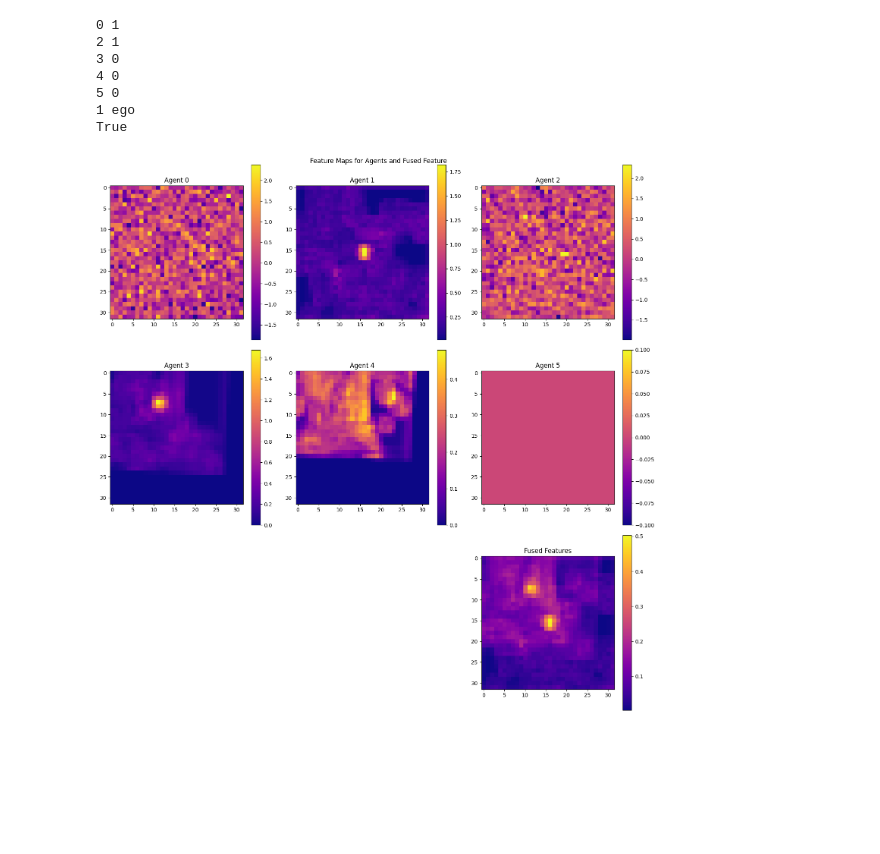
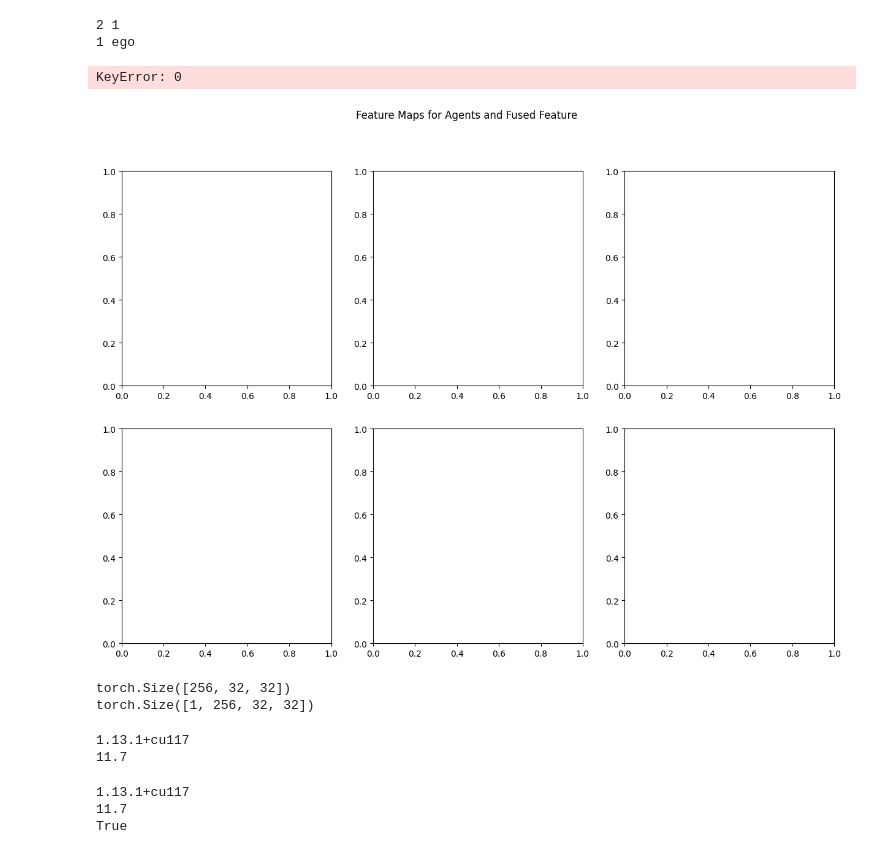
Before and after one commit to dl-m9/ROBOSAC, a Jupyter notebook: debug.ipynb, the cells around one changed output. Cells and saved outputs as stored; diff of their text form; code cells hidden in the pictures; blank space fills up the shorter version.

```diff
--- a/debug.ipynb
+++ b/debug.ipynb
@@ -14,7 +14,7 @@ import matplotlib.pyplot as plt
 import torch
 
 
-with open('/data2/user2/senkang/CP-GuardBench/CP-GuardBench_RawData/generated/5_0.pkl', 'rb') as f:
+with open('/data2/user2/senkang/CP-GuardBench/CP-GuardBench_RawData/generated/92_0.pkl', 'rb') as f:
     data = pickle.load(f)
 
 
@@ -40,7 +40,8 @@ if show_feature_map:
     plt.title('Summed Features')
     plt.show()
 else:
-    feature_map=data[0][0]
+    print(len(data))
+    feature_map=data[1][0]
     plt.imshow(feature_map.mean(dim=0).cpu().numpy(), cmap='plasma')
     plt.colorbar()
     plt.title('Features')
@@ -100,7 +104,7 @@ import matplotlib.pyplot as plt
 import torch
 
 
-with open('/data2/user2/senkang/CP-GuardBench/CP-GuardBench_RawData/generated/8_22.pkl', 'rb') as f:
+with open('/data2/user2/senkang/CP-GuardBench/CP-GuardBench_RawData/generated/0_1.pkl', 'rb') as f:
     data = pickle.load(f)
 
 # 计算融合的feature map
@@ -111,7 +115,7 @@ for k, v in data.items():
     fused_feature += v[0]
 fused_feature /= len(data) - 1  # Subtract 1 to account for the ego agent
 
-print(torch.equal(data[5][0], torch.zeros(256, 32,32).to('cuda')))
+# print(torch.equal(data[5][0], torch.zeros(256, 32,32).to('cuda')))
 
 
 # 计算需要的行数和列数
@@ -122,36 +126,58 @@ num_rows = (num_agents + 1) // num_cols + 1  # +1 为融合特征图预留空间
 # 创建子图布局
 fig, axs = plt.subplots(num_rows, num_cols, figsize=(15, 5*num_rows))
 fig.suptitle('Feature Maps for Agents and Fused Feature')
 
 # 显示每个agent的feature map
 for i in range(num_agents):
     row = i // num_cols
     col = i % num_cols
     feature_map = data[i][0]
     im = axs[row, col].imshow(feature_map.mean(dim=0).cpu().numpy(), cmap='plasma')
     axs[row, col].set_title(f'Agent {i}')
     fig.colorbar(im, ax=axs[row, col])
 
 # 显示融合的feature map
 fused_features = fused_feature.mean(dim=0)
 im = axs[-1, -1].imshow(fused_features.cpu().numpy(), cmap='plasma')
 axs[-1, -1].set_title('Fused Features')
 fig.colorbar(im, ax=axs[-1, -1])
 
 # 移除多余的子图
 for i in range(num_agents, num_rows * num_cols - 1):
     row = i // num_cols
     col = i % num_cols
     axs[row, col].axis('off')
 
 plt.tight_layout()
 plt.show()
 # %% [output]
-0 1
 2 1
-3 0
-4 0
-5 0
 1 ego
-True
+KeyError: 0
-[figure, old version]
+[figure, new version]
+# %%
+import torch
+
+a = torch.zeros(256,32,32)
+print(a.shape)
+a = a.unsqueeze(0)
+print(a.shape)
+# %% [output]
+torch.Size([256, 32, 32])
+torch.Size([1, 256, 32, 32])
+# %%
+import torch
+print(torch.__version__)
+print(torch.version.cuda)
+# %% [output]
+1.13.1+cu117
+11.7
+# %%
+import torch
+print(torch.__version__)
+print(torch.version.cuda)
+print(torch.cuda.is_available())
+# %% [output]
+1.13.1+cu117
+11.7
+True
```
Also changed, not shown: parts of 1 cell of this notebook, 48 other files.
